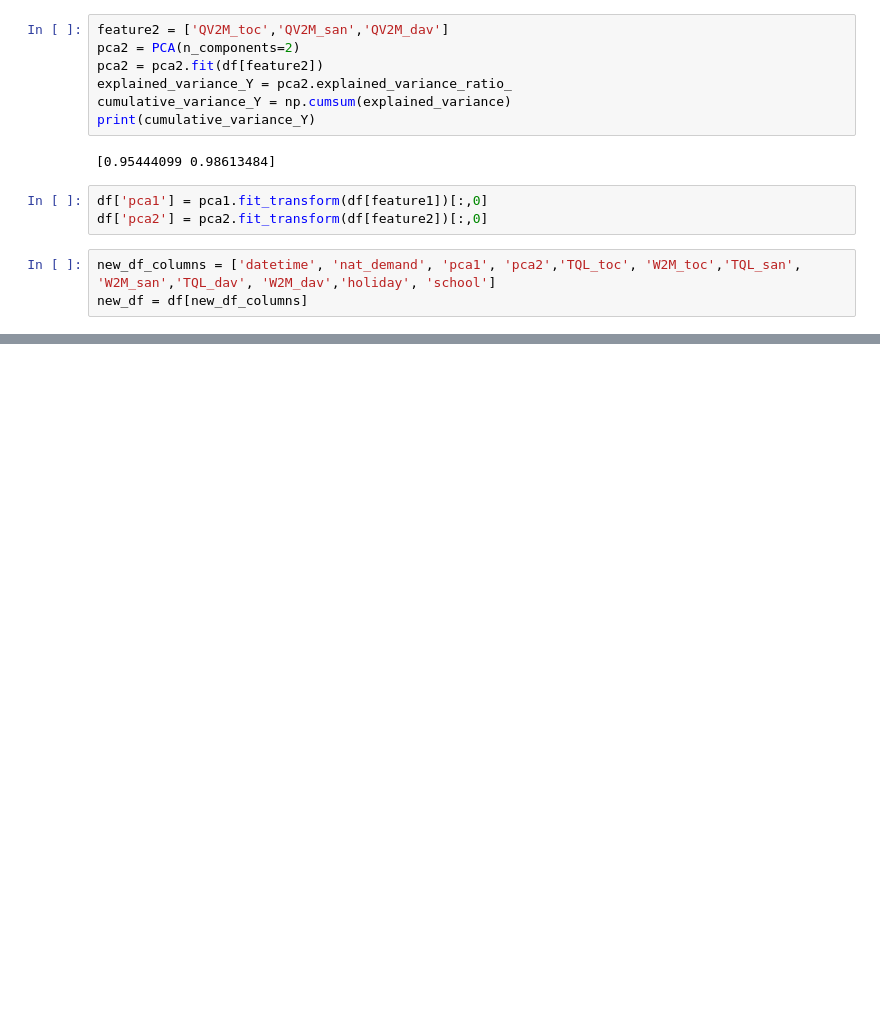
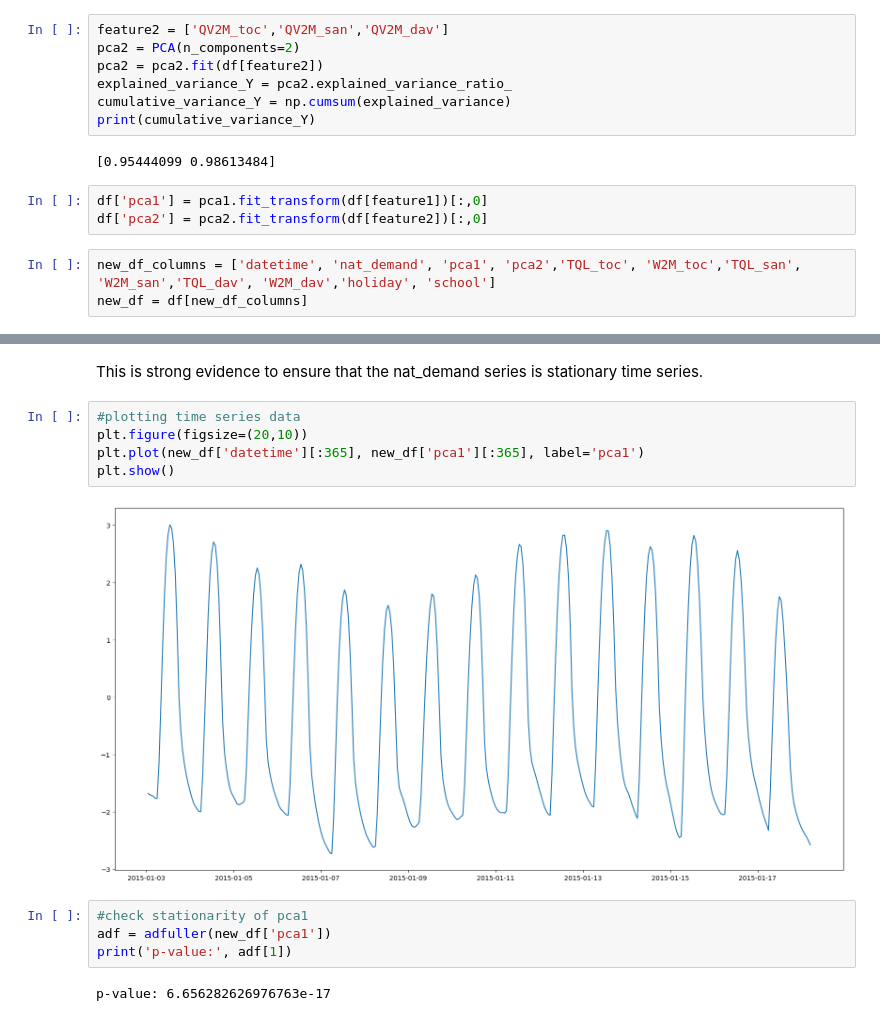
Before and after one commit to Nipuna-Tennakoon/multivariate-time-series-analysis, a Jupyter notebook: eda-visualization.ipynb, the cells around one changed output, grey strips where cells are left out. Saved outputs shown, nothing was run; the diff lists cells and outputs as text; blank space fills up the shorter version.

```diff
--- a/eda-visualization.ipynb
+++ b/eda-visualization.ipynb
@@ -113,0 +142,15 @@ new_df.head()
+# %% [markdown]
+This is strong evidence to ensure that the nat_demand series is stationary time series.
+# %%
+#plotting time series data
+plt.figure(figsize=(20,10))
+plt.plot(new_df['datetime'][:365], new_df['pca1'][:365], label='pca1')
+plt.show()
+# %% [output]
+[figure, added]
+# %%
+#check stationarity of pca1
+adf = adfuller(new_df['pca1'])
+print('p-value:', adf[1])
+# %% [output]
+p-value: 6.656282626976763e-17
```
Also changed, not shown: parts of 5 cells of this notebook, 2 other files.
